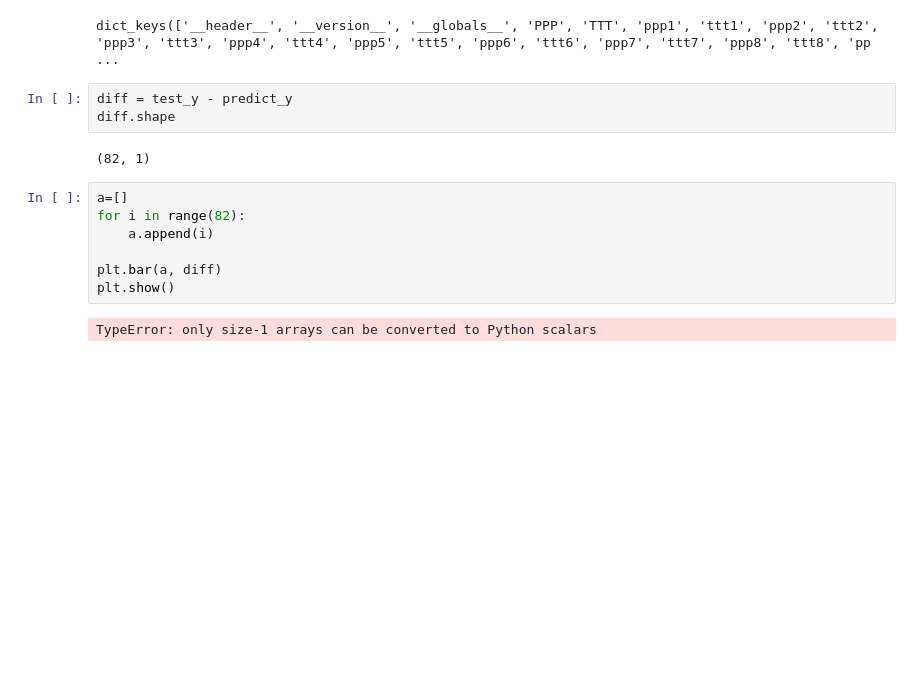
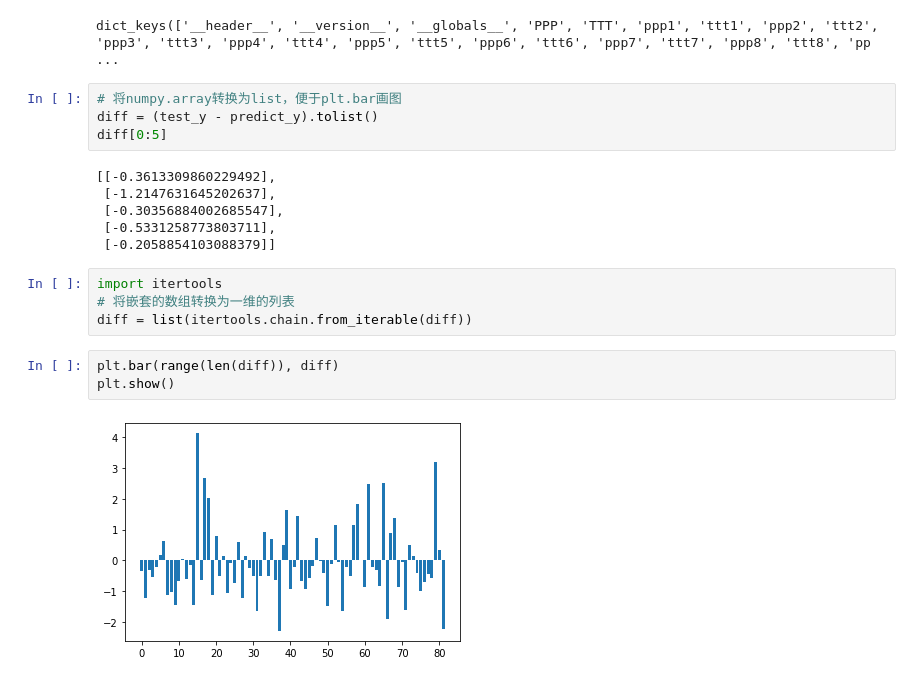
Before and after one commit to gujing2021/LinearRegressionPredictBloodGlucose, a Jupyter notebook: BPNeuralNetWorks.ipynb, the cells around one changed output. Cells and saved outputs as stored; diff of their text form; blank space fills up the shorter version.

Commit message:
fix bar show

```diff
--- a/BPNeuralNetWorks.ipynb
+++ b/BPNeuralNetWorks.ipynb
@@ -288,17 +288,22 @@ plt.show()
 data.keys()
 # %% [output]
 dict_keys(['__header__', '__version__', '__globals__', 'PPP', 'TTT', 'ppp1', 'ttt1', 'ppp2', 'ttt2', 'ppp3', 'ttt3', 'ppp4', 'ttt4', 'ppp5', 'ttt5', 'ppp6', 'ttt6', 'ppp7', 'ttt7', 'ppp8', 'ttt8', 'pp ...
-# %%
-diff = test_y - predict_y
-diff.shape
-# %% [output]
-(82, 1)
-# %%
-a=[]
-for i in range(82):
-    a.append(i)
-
-plt.bar(a, diff)
-plt.show()
-# %% [output]
-TypeError: only size-1 arrays can be converted to Python scalars
+# %%
+# 将numpy.array转换为list，便于plt.bar画图
+diff = (test_y - predict_y).tolist()
+diff[0:5]
+# %% [output]
+[[-0.3613309860229492],
+ [-1.2147631645202637],
+ [-0.30356884002685547],
+ [-0.5331258773803711],
+ [-0.2058854103088379]]
+# %%
+import itertools
+# 将嵌套的数组转换为一维的列表
+diff = list(itertools.chain.from_iterable(diff))
+# %%
+plt.bar(range(len(diff)), diff)
+plt.show()
+# %% [output]
+[figure, added]
```
Also changed, not shown: parts of 10 cells of this notebook.
